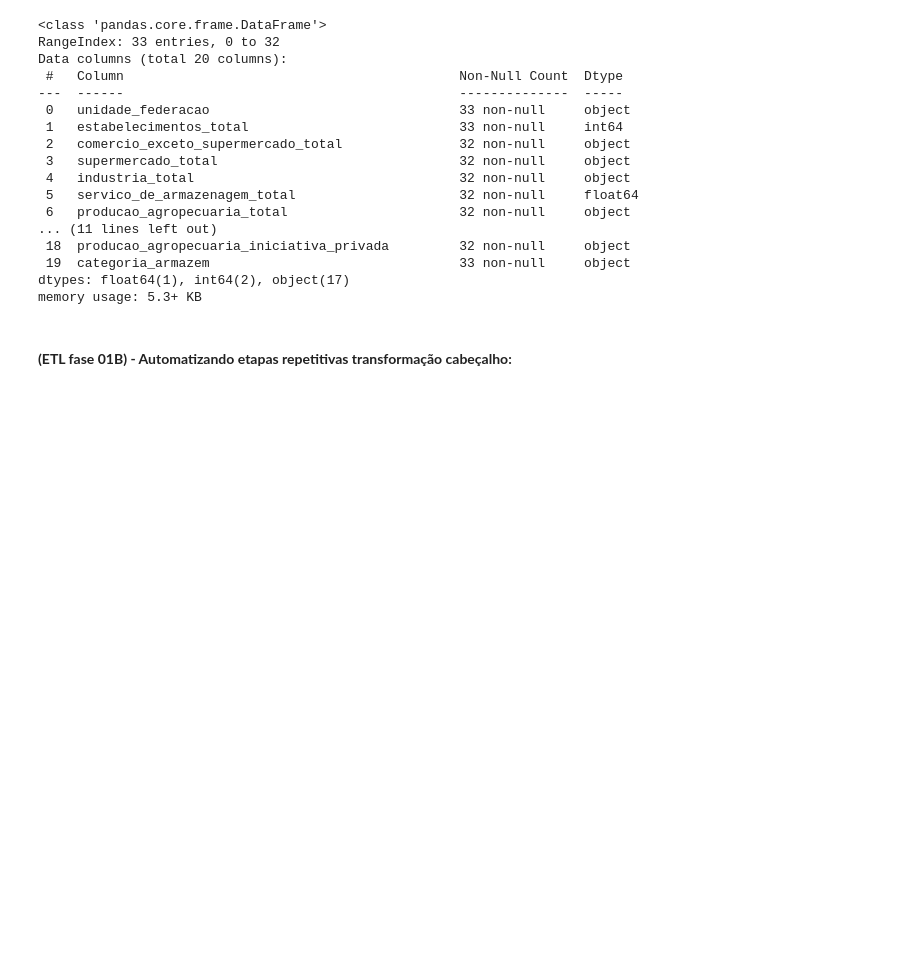
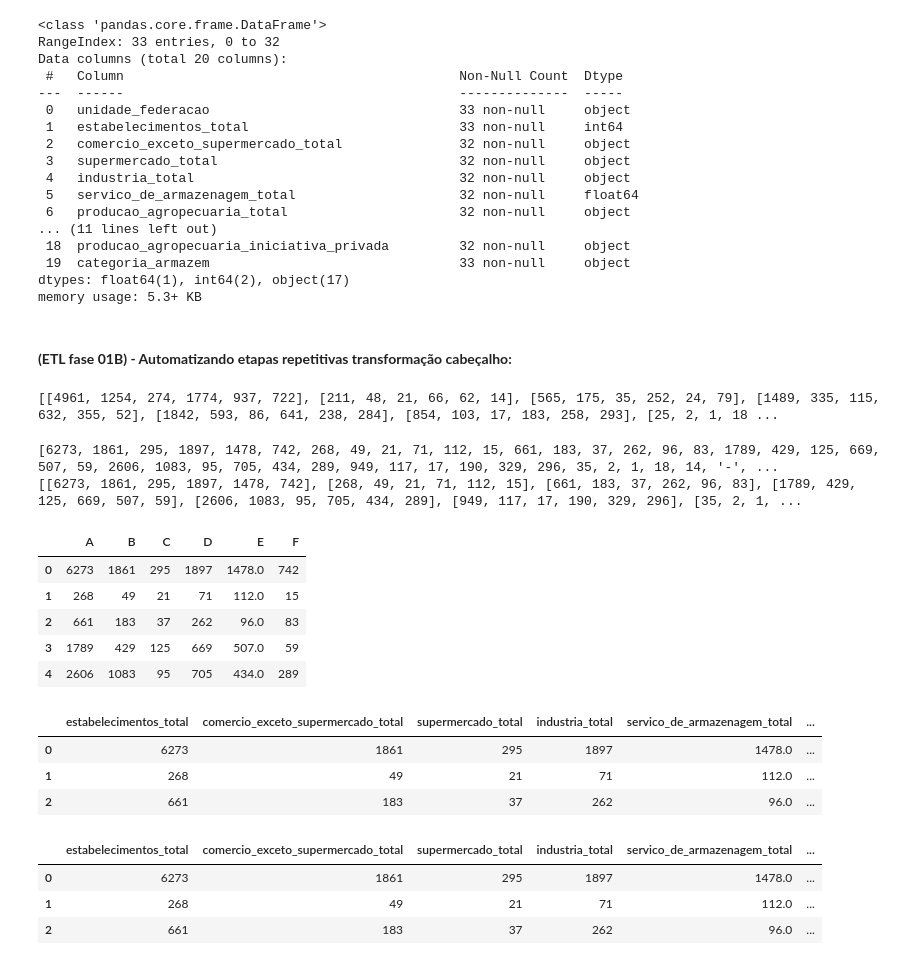
Before and after one commit to Megalonnix/Projeto_Integrador_-PI-_2sem2025, a Jupyter notebook: notebooks/scripts/analiseTabela278.ipynb, the cells around one changed output. Cells and saved outputs as stored; diff of their text form; code cells hidden in the pictures; blank space fills up the shorter version.

Commit message:
Mais detalhes automação

```diff
--- a/notebooks/scripts/analiseTabela278.ipynb
+++ b/notebooks/scripts/analiseTabela278.ipynb
@@ -297,3 +259,81 @@ dtypes: float64(1), int64(2), object(17)
 memory usage: 5.3+ KB
 # %% [markdown]
 #### **(ETL fase 01B) - Automatizando etapas repetitivas transformação cabeçalho:**
+# %%
+# =============================================
+# Testando Automação Colunas C,D,e E
+# (Outras seguem padrão idêntico de automação):
+# =============================================
+
+print(listaDividida)
+
+def getValores_Col(letraCol: str):
+    coluna_escolhida = \
+        [cell[0].value for cell in sheet[f'{letraCol}7':f'{letraCol}199']]
+    return coluna_escolhida
+
+def setListaDeListas(array: list):
+    listaDividida = \
+    [array[i:i+6] for i in range(0, len(array), 6)]
+    return listaDividida
+
+def turnIntoDf(
+        listaDividida: list,
+        nomesColunas = ['C1','C2','C3','C4','C5','C6']):
+    novo_df = pd.DataFrame(
+        listaDividida,
+        columns=nomesColunas)
+    return novo_df
+
+def reorganizeColumn(letraCol: str, cabecalho: list):
+    arrayVls = getValores_Col(letraCol)
+    listaDividida = setListaDeListas(arrayVls)
+    return turnIntoDf(listaDividida, cabecalho)
+
+def concatenarDfs(
+        dfA: pd.DataFrame,
+        dfB: pd.DataFrame):
+    return pd.concat(
+        [dfA, dfB], axis=1)
+# %% [output]
+[[4961, 1254, 274, 1774, 937, 722], [211, 48, 21, 66, 62, 14], [565, 175, 35, 252, 24, 79], [1489, 335, 115, 632, 355, 52], [1842, 593, 86, 641, 238, 284], [854, 103, 17, 183, 258, 293], [25, 2, 1, 18 ...
+# %%
+# Testando funções acima escritas:
+r = getValores_Col('C')
+print(r)
+l = setListaDeListas(r)
+print(l)
+turnIntoDf(l, ['A','B','C','D','E','F']).head()
+# %% [output]
+[6273, 1861, 295, 1897, 1478, 742, 268, 49, 21, 71, 112, 15, 661, 183, 37, 262, 96, 83, 1789, 429, 125, 669, 507, 59, 2606, 1083, 95, 705, 434, 289, 949, 117, 17, 190, 329, 296, 35, 2, 1, 18, 14, '-', ...
+[[6273, 1861, 295, 1897, 1478, 742], [268, 49, 21, 71, 112, 15], [661, 183, 37, 262, 96, 83], [1789, 429, 125, 669, 507, 59], [2606, 1083, 95, 705, 434, 289], [949, 117, 17, 190, 329, 296], [35, 2, 1, ...
+|  | A | B | C | D | E | F |
+| 0 | 6273 | 1861 | 295 | 1897 | 1478.0 | 742 |
+| 1 | 268 | 49 | 21 | 71 | 112.0 | 15 |
+| 2 | 661 | 183 | 37 | 262 | 96.0 | 83 |
+| 3 | 1789 | 429 | 125 | 669 | 507.0 | 59 |
+| 4 | 2606 | 1083 | 95 | 705 | 434.0 | 289 |
+# %%
+# Testando funções novamente:
+lista_ = [
+    'estabelecimentos_total',
+    'comercio_exceto_supermercado_total',
+    'supermercado_total',
+    'industria_total',
+    'servico_de_armazenagem_total',
+    'producao_agropecuaria_total'
+]
+turnIntoDf(l, lista_).head(3)
+# %% [output]
+|  | estabelecimentos_total | comercio_exceto_supermercado_total | supermercado_total | industria_total | servico_de_armazenagem_total | ... |
+| 0 | 6273 | 1861 | 295 | 1897 | 1478.0 | ... |
+| 1 | 268 | 49 | 21 | 71 | 112.0 | ... |
+| 2 | 661 | 183 | 37 | 262 | 96.0 | ... |
+# %%
+# Testando funções novamente:
+reorganizeColumn('C', cabecalho=lista_).head(3)
+# %% [output]
+|  | estabelecimentos_total | comercio_exceto_supermercado_total | supermercado_total | industria_total | servico_de_armazenagem_total | ... |
+| 0 | 6273 | 1861 | 295 | 1897 | 1478.0 | ... |
+| 1 | 268 | 49 | 21 | 71 | 112.0 | ... |
+| 2 | 661 | 183 | 37 | 262 | 96.0 | ... |
```
Also changed, not shown: parts of 7 cells of this notebook.
